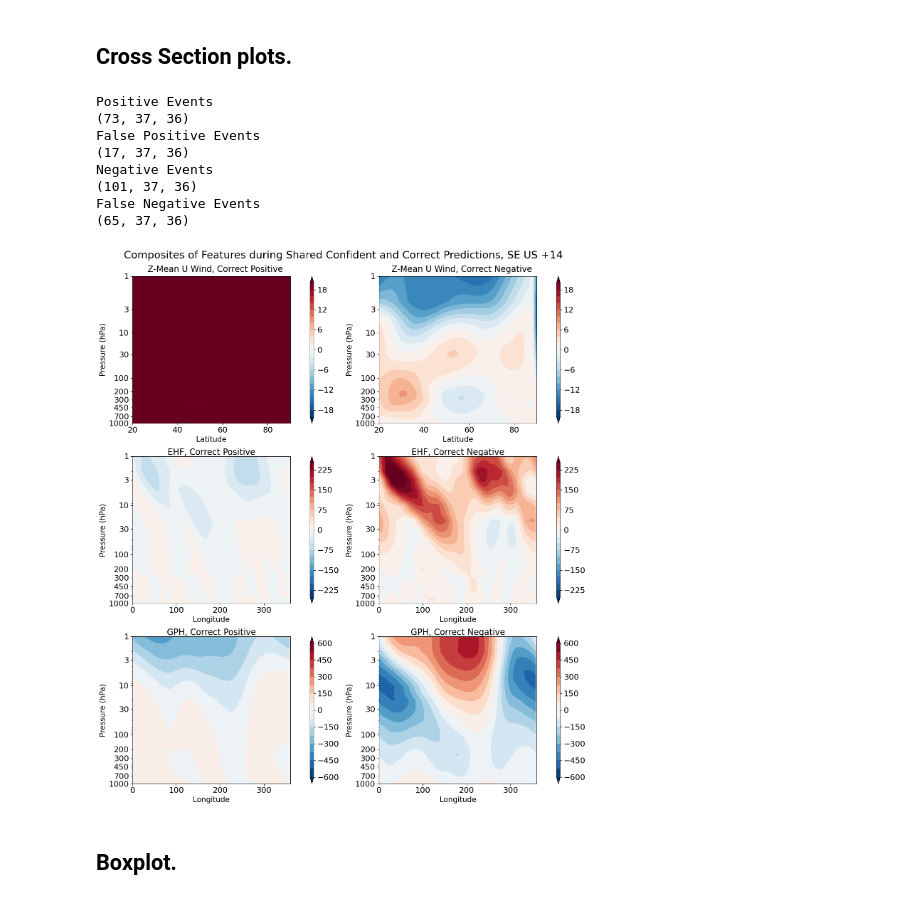
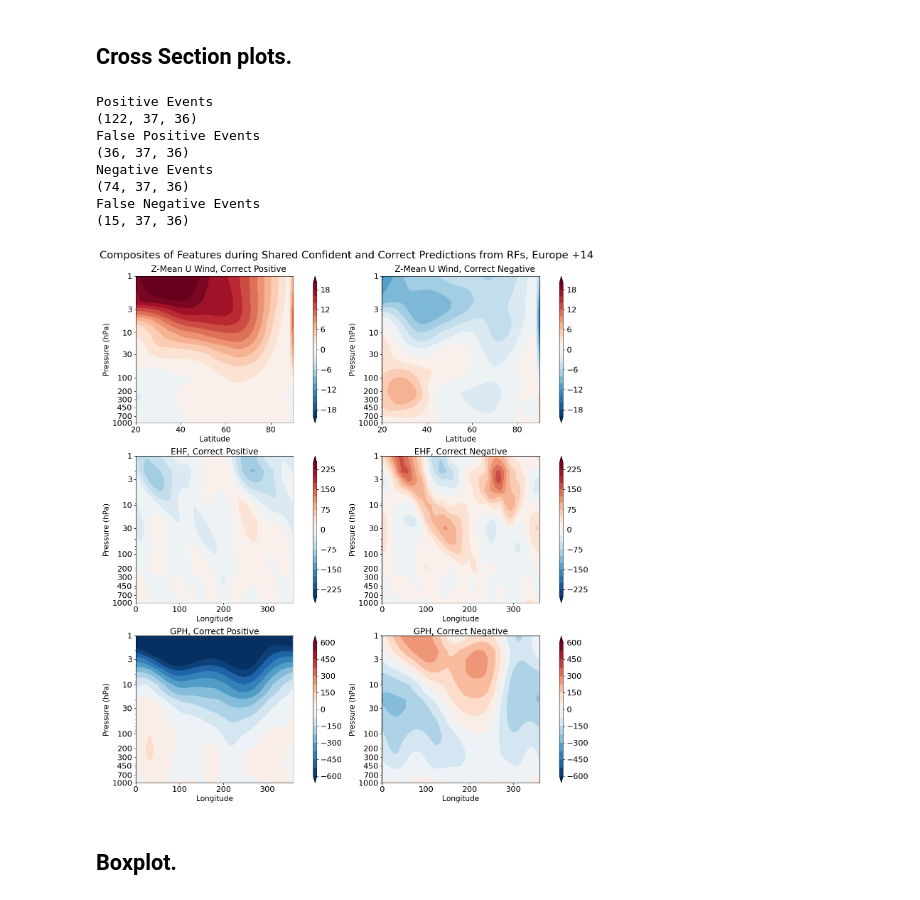
Before and after one commit to emf98/LessonsLearned, a Jupyter notebook: shared_keys/Comp_PredPlots.ipynb, the cells around one changed output. Saved outputs shown, nothing was run; the diff lists cells and outputs as text; code cells hidden in the pictures.

Commit message:
Shared key plot for EOF and RF model.

```diff
--- a/shared_keys/Comp_PredPlots.ipynb
+++ b/shared_keys/Comp_PredPlots.ipynb
@@ -195,19 +195,19 @@ Now that the assembly is done ... We can plot. lol.
 ### Open Index files.
 # %%
 ##open indice files
-infile = open("sharedPOS_seus14.p", 'rb')
+infile = open("sharedPOS_eur14_eof.p", 'rb')
 posXtest = pickle.load(infile)
 infile.close()
 
-infile = open("sharedFPOS_seus14.p", 'rb')
+infile = open("sharedFPOS_eur14_eof.p", 'rb')
 FposXtest = pickle.load(infile)
 infile.close()
 
-infile = open("sharedNEG_seus14.p", 'rb')
+infile = open("sharedNEG_eur14_eof.p", 'rb')
 negXtest = pickle.load(infile)
 infile.close()
 
-infile = open("sharedFNEG_seus14.p", 'rb')
+infile = open("sharedFNEG_eur14_eof.p", 'rb')
 FnegXtest = pickle.load(infile)
 infile.close()
 # %%
@@ -324,17 +324,17 @@ print("False Negative Events")
 print(U_Fneg.shape)
 # %% [output]
 Positive Events
-(73, 37, 36)
+(122, 37, 36)
 False Positive Events
-(17, 37, 36)
+(36, 37, 36)
 Negative Events
-(101, 37, 36)
+(74, 37, 36)
 False Negative Events
-(65, 37, 36)
+(15, 37, 36)
 # %%
 fs = 18
 fig, axes = plt.subplots(3, 2, figsize=(14, 16))
-plt.suptitle("Composites of Features during Shared Confident and Correct Predictions, SE US +14",fontsize=21)
+plt.suptitle("Composites of Features during Shared Confident and Correct Predictions from RFs, Europe +14",fontsize=21)
 titles = ["Correct Positive", "Correct Negative"]
 data = [U_cpos,U_cneg,EHF_cpos,EHF_cneg,GPH_cpos,GPH_cneg]
 
@@ -415,35 +415,35 @@ for i in range(0, 6):
         clevel = np.arange(colorbarMin, colorbarMax + colorspace, colorspace)
         axes[i].set_title("GPH, "+str(titles[i-4]), fontsize=fs-1, y=0.99)
 
         h = axes[i].contourf(
             lon,
             lev,
             np.nanmean(data[i], axis = 0),
             clevel,
             cmap=color,
             extend="both",
         )
         cbar = plt.colorbar(
             h, orientation="vertical", shrink=1, fraction=0.1, pad=0.1, aspect=40
         )
         cbar.ax.tick_params(labelsize=fs-2)
         axes[i].tick_params(labelsize=fs-2)
         axes[i].set_yscale('log')
         axes[i].invert_yaxis()
         axes[i].set_ylabel('Pressure (hPa)', fontsize=fs-3)
         axes[i].set_yticks([1, 3, 10, 30, 100, 200, 300, 450, 700, 1000])
         axes[i].get_yaxis().set_major_formatter(plt.ScalarFormatter())
 
         axes[i].set_xlim(0, 360)
         axes[i].set_xlabel('Longitude', fontsize=fs-3)
 
 
 plt.tight_layout()
 plt.subplots_adjust(top=0.935)
-plt.savefig("Seus14_SharedComps_Correct.png")
+plt.savefig("Eur14_SharedCompsEOF_Correct.png")
 plt.show()
 # %% [output]
-[figure, old version]
+[figure, new version]
 # %% [markdown]
 ## Boxplot.
 # %%
```
Also changed, not shown: parts of 4 cells of this notebook, 6 other files.
